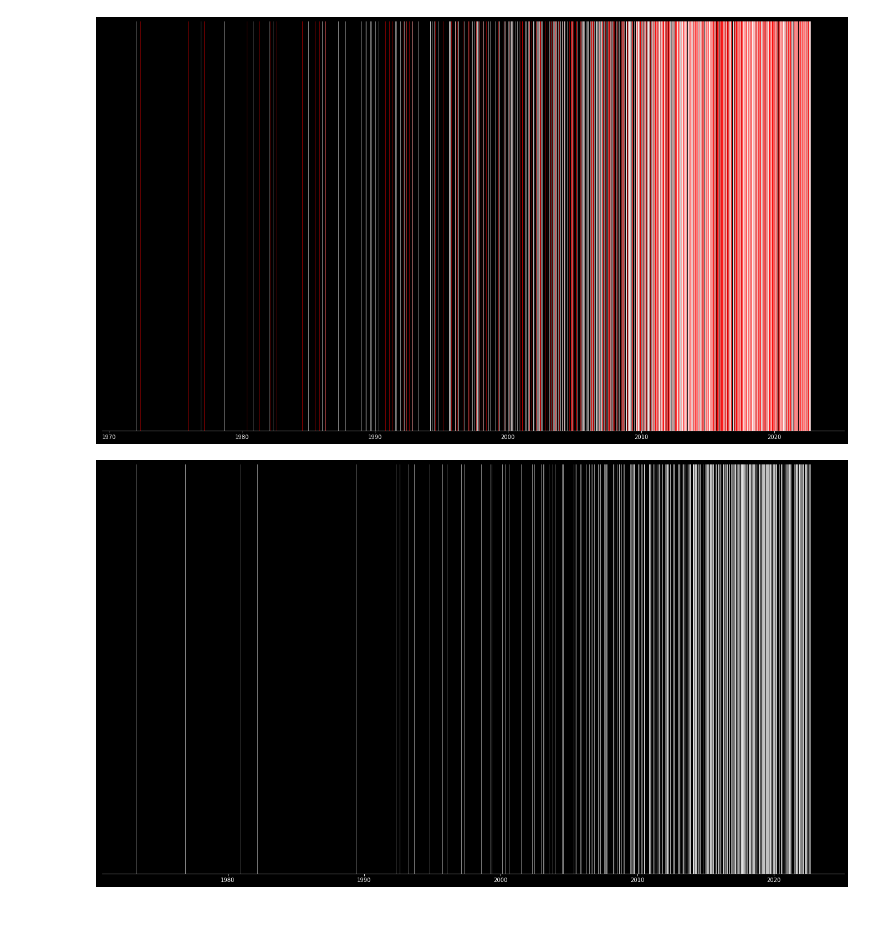
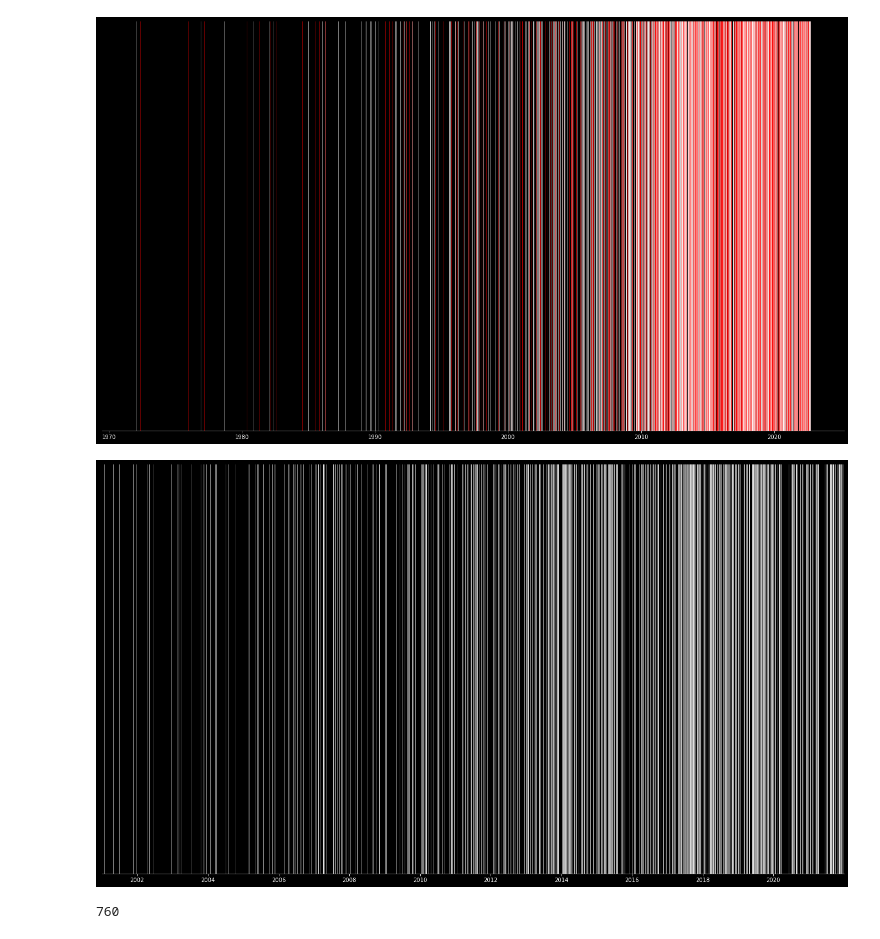
Before and after one commit to JuliusStein/kanoon_transcript_nlp, a Jupyter notebook: python_plotting/pyplot.ipynb, the cells around one changed output. Cells and saved outputs as stored; diff of their text form; code cells hidden in the pictures.

```diff
--- a/python_plotting/pyplot.ipynb
+++ b/python_plotting/pyplot.ipynb
@@ -170,35 +170,39 @@ fig.savefig('fig5.png', dpi=200)
 # %%
 import datetime as dt
 import numpy as np
 from matplotlib.pyplot import figure
 
 fig = plt.gcf()
 fig.set_size_inches(24, 13.6)
 frame1 = fig.gca()
 frame1.axes.get_yaxis().set_visible(False)
 frame1.set_facecolor((0, 0, 0))
 fig.patch.set_facecolor('xkcd:black')
 frame1.spines['bottom'].set_color('white')
 frame1.xaxis.label.set_color('white')
 frame1.tick_params(axis='x', colors='white')
+frame1.set_xlim([dt.datetime(2001, 1, 1), dt.datetime(2021, 12, 31)])
 
-
+count = 0
 for index, row in caseFrame.iterrows():
-    if(index%10 == 0):
+    if(index%5 == 0):
         date = row['date']
         year, month, day = map(int,date.split("-"))
-        if(year>1970):
+        if(year>2000):
             if(row['resultCode'] != "U"):
                 try:
-                    plt.axvline(dt.datetime(year, month, day), color="white",linewidth=0.5)
+                    plt.axvline(dt.datetime(year, month, day), color="white",linewidth=0.5) # ,linestyle='--', dashes=(160, 15))
+                    count += 1
                 except:
                     print("Y:",year,"M:",month,"D:",day,"failed")
 
 plt.show()
+print(count)
 
-fig.savefig('fig1_ds.png', dpi=200)
+fig.savefig('fig1_2000_ds.svg')
 # %% [output]
-[figure, old version]
+[figure, new version]
+760
 # %%
 fig = plt.gcf()
 fig.set_size_inches(24, 13.6)
```
Also changed, not shown: parts of 9 cells of this notebook, 9 other files.
